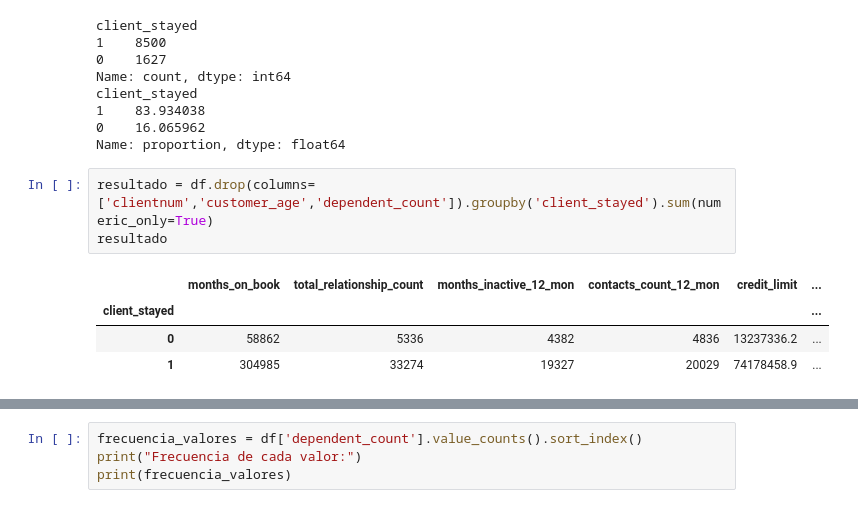
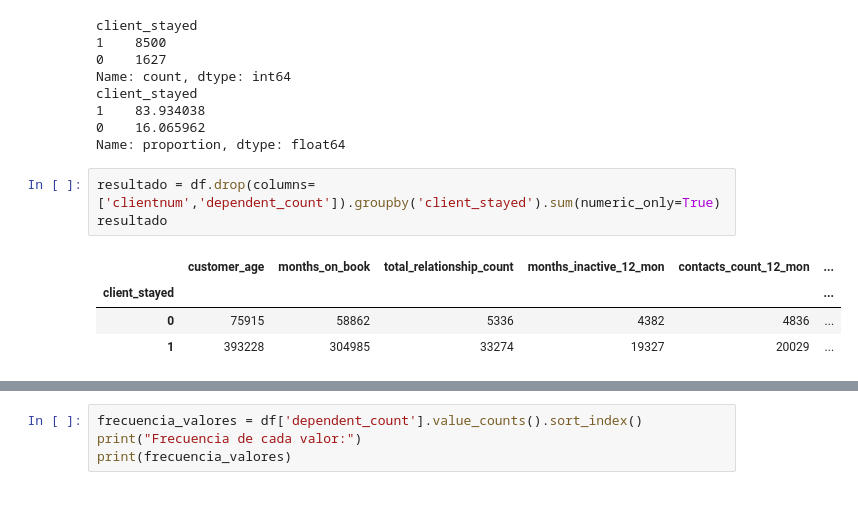
Before and after one commit to Toutl/Data-Processing-Laboratory, a Jupyter notebook: Examenes/III/02_eduardo.ipynb, the cells around one changed output, grey strips where cells are left out. Cells and saved outputs as stored; diff of their text form.

```diff
--- a/Examenes/III/02_eduardo.ipynb
+++ b/Examenes/III/02_eduardo.ipynb
@@ -115,10 +115,10 @@ client_stayed
 0    16.065962
 Name: proportion, dtype: float64
 # %%
-resultado = df.drop(columns=['clientnum','customer_age','dependent_count']).groupby('client_stayed').sum(numeric_only=True)
+resultado = df.drop(columns=['clientnum','dependent_count']).groupby('client_stayed').sum(numeric_only=True)
 resultado
 # %% [output]
-|  | months_on_book | total_relationship_count | months_inactive_12_mon | contacts_count_12_mon | credit_limit | ... |
+|  | customer_age | months_on_book | total_relationship_count | months_inactive_12_mon | contacts_count_12_mon | ... |
 | client_stayed |  |  |  |  |  | ... |
-| 0 | 58862 | 5336 | 4382 | 4836 | 13237336.2 | ... |
-| 1 | 304985 | 33274 | 19327 | 20029 | 74178458.9 | ... |
+| 0 | 75915 | 58862 | 5336 | 4382 | 4836 | ... |
+| 1 | 393228 | 304985 | 33274 | 19327 | 20029 | ... |
```
Also changed, not shown: parts of 3 cells of this notebook.
